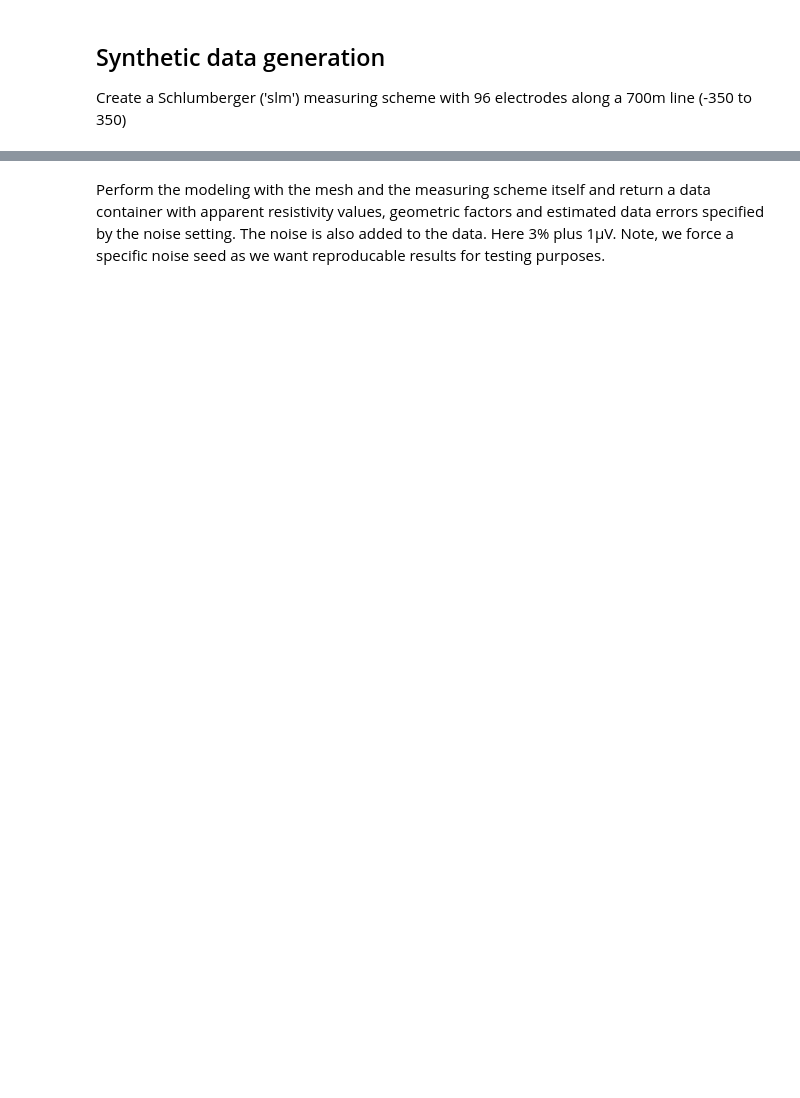
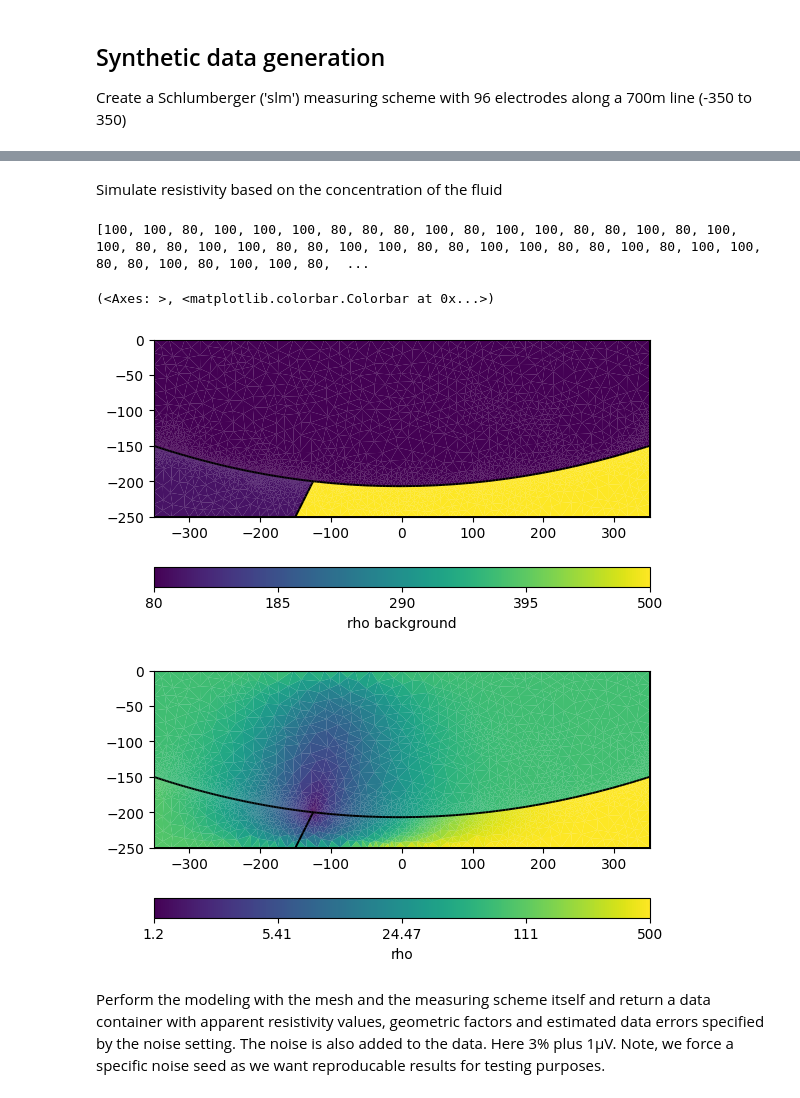
Before and after one commit to jcmefra/Aguas_Vichy, a Jupyter notebook: Modelling_complex.ipynb, the cells around one changed output, grey strips where cells are left out. Saved outputs shown, nothing was run; the diff lists cells and outputs as text; code cells hidden in the pictures; blank space fills up the shorter version.

```diff
--- a/Modelling_complex.ipynb
+++ b/Modelling_complex.ipynb
@@ -114,3 +109,29 @@ rhomap = [[1, 100.],
+# %% [markdown]
+Simulate resistivity based on the concentration of the fluid
+# %%
+# Background rho0
+rhoMin = 1
+rhoMax = 100
+rho0 = pg.solver.cellValues(mesh, {1: 80,
+                                   2: 100,
+                                   3: 500}
+                                   )
+
+print(rho0)
+
+pg.show(mesh, rho0, label='rho background')
+Cond = pg.interpolate(mesh, Cond, mesh.cellCenters())
+Cond[Cond < 0] = 0
+
+# add anomal resistivity as linear function from rhoMin to rhoMax depending on concentration
+rho = 1/(1/np.array(rho0) + 1/(rhoMin)*(Cond/100))
+
+pg.show(mesh, rho, label='rho', logScale=True)
+# %% [output]
+[100, 100, 80, 100, 100, 100, 80, 80, 80, 100, 80, 100, 100, 80, 80, 100, 80, 100, 100, 80, 80, 100, 100, 80, 80, 100, 100, 80, 80, 100, 100, 80, 80, 100, 80, 100, 100, 80, 80, 100, 80, 100, 100, 80,  ...
+(<Axes: >, <matplotlib.colorbar.Colorbar at 0x...>)
+[figure, added]
+[figure, added]
 # %% [markdown]
 Perform the modeling with the mesh and the measuring scheme itself
 and return a data container with apparent resistivity values,
```
Also changed, not shown: parts of 13 cells of this notebook, 1 other file.
